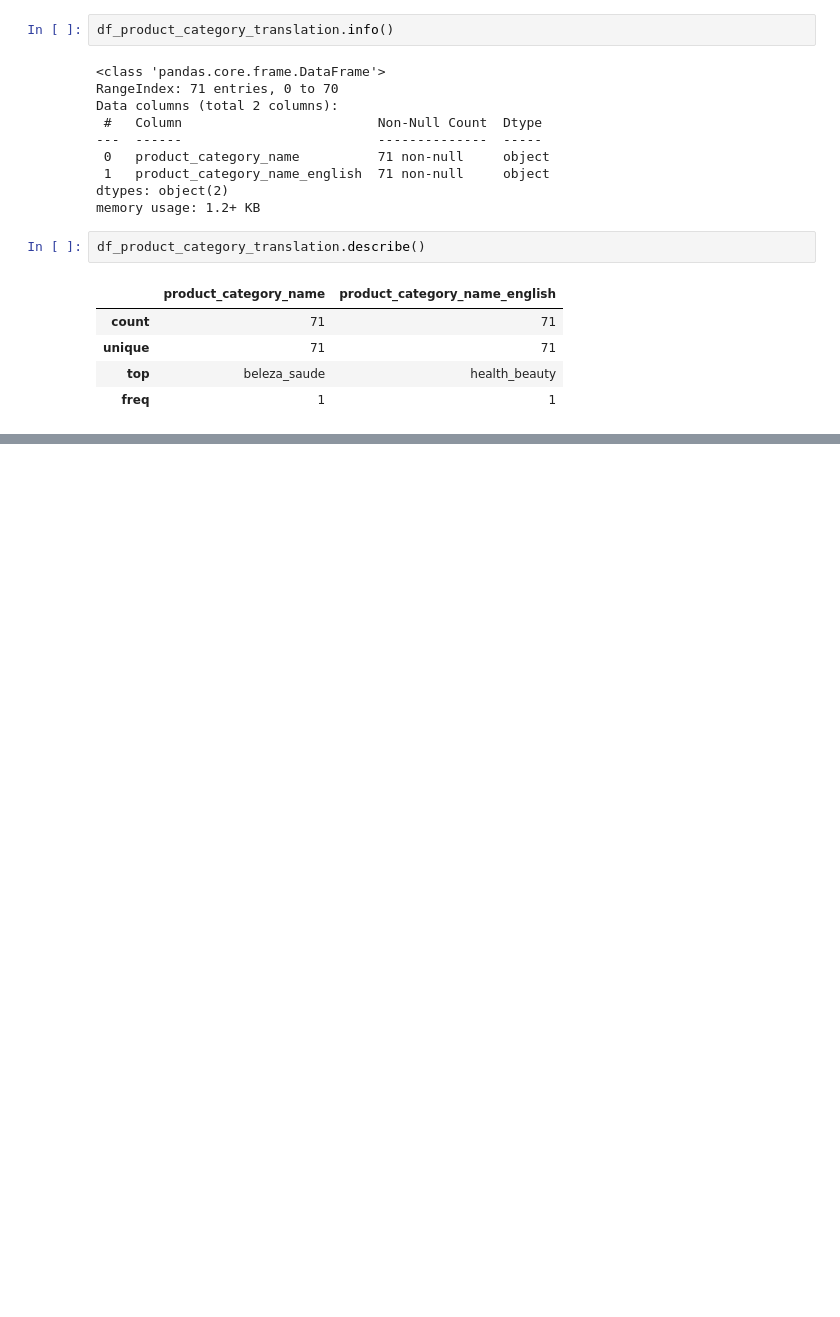
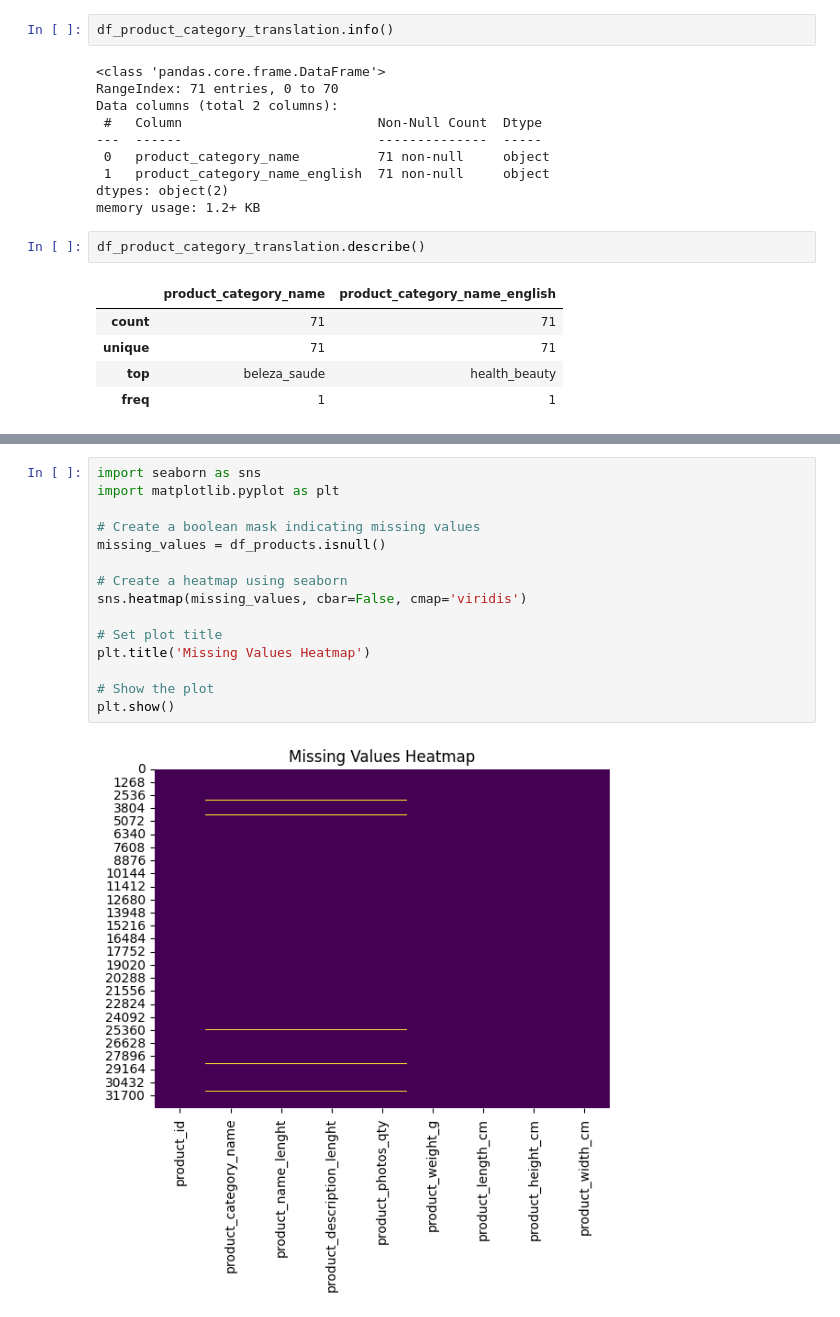
Before and after one commit to toxicafunk/llmdataquality, a Jupyter notebook: Data Quality.ipynb, the cells around one changed output, grey strips where cells are left out. Drawn from its saved outputs; the diff is of its cells as text; blank space fills up the shorter version.

```diff
--- a/Data Quality.ipynb
+++ b/Data Quality.ipynb
@@ -344,0 +678,17 @@ df_product_category_translation.describe()
+# %%
+import seaborn as sns
+import matplotlib.pyplot as plt
+
+# Create a boolean mask indicating missing values
+missing_values = df_products.isnull()
+
+# Create a heatmap using seaborn
+sns.heatmap(missing_values, cbar=False, cmap='viridis')
+
+# Set plot title
+plt.title('Missing Values Heatmap')
+
+# Show the plot
+plt.show()
+# %% [output]
+[figure, added]
```
Also changed, not shown: parts of 34 cells of this notebook, 2 other files.
